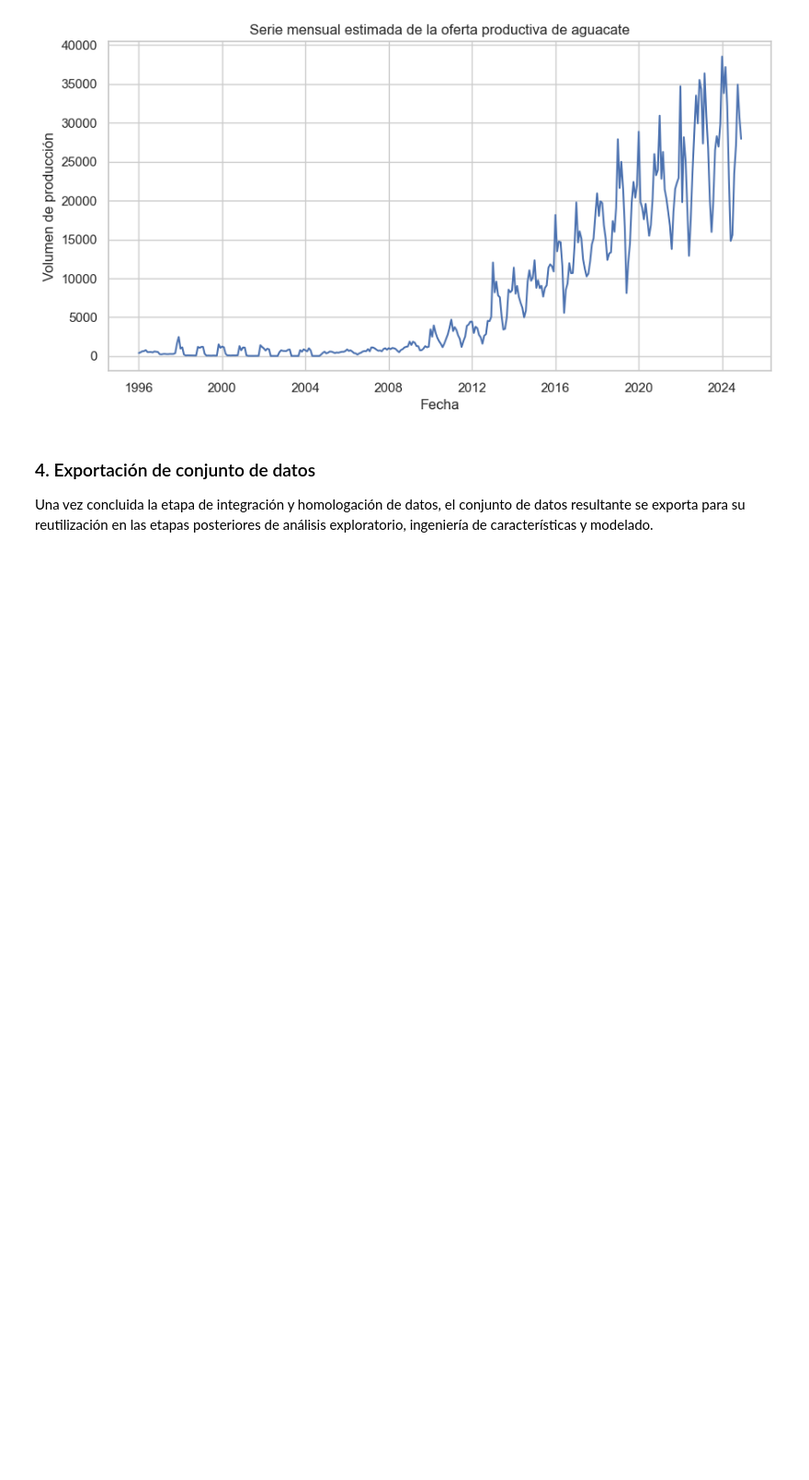
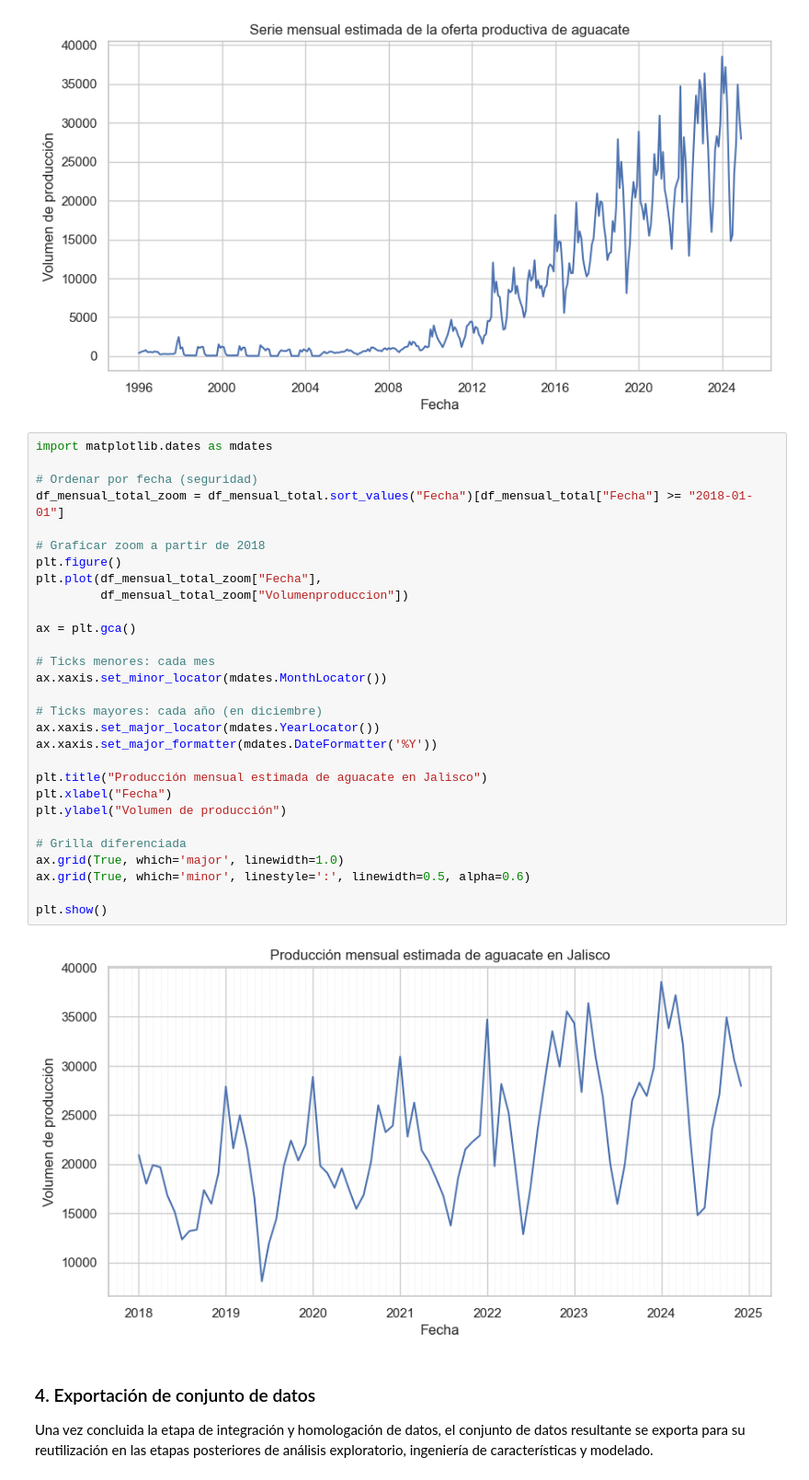
Before and after one commit to juan-pablo-lopez/tc5035-ene26-equipo29, a Jupyter notebook: Avance2.Equipo29.ipynb, the cells around one changed output. Shown at 92% size. Cells and saved outputs as stored; diff of their text form; blank space fills up the shorter version.

```diff
--- a/Avance2.Equipo29.ipynb
+++ b/Avance2.Equipo29.ipynb
@@ -501,6 +501,37 @@ plt.title("Serie mensual estimada de la oferta productiva de aguacate")
 plt.show()
 # %% [output]
 [figure]
+# %%
+import matplotlib.dates as mdates
+
+# Ordenar por fecha (seguridad)
+df_mensual_total_zoom = df_mensual_total.sort_values("Fecha")[df_mensual_total["Fecha"] >= "2018-01-01"]
+
+# Graficar zoom a partir de 2018
+plt.figure()
+plt.plot(df_mensual_total_zoom["Fecha"],
+         df_mensual_total_zoom["Volumenproduccion"])
+
+ax = plt.gca()
+
+# Ticks menores: cada mes
+ax.xaxis.set_minor_locator(mdates.MonthLocator())
+
+# Ticks mayores: cada año (en diciembre)
+ax.xaxis.set_major_locator(mdates.YearLocator())
+ax.xaxis.set_major_formatter(mdates.DateFormatter('%Y'))
+
+plt.title("Producción mensual estimada de aguacate en Jalisco")
+plt.xlabel("Fecha")
+plt.ylabel("Volumen de producción")
+
+# Grilla diferenciada
+ax.grid(True, which='major', linewidth=1.0)
+ax.grid(True, which='minor', linestyle=':', linewidth=0.5, alpha=0.6)
+
+plt.show()
+# %% [output]
+[figure, added]
 # %% [markdown]
 ### <a class="anchor" id="exportacion">4. Exportación de conjunto de datos</a>
 
```
Also changed, not shown: parts of 2 cells of this notebook.
